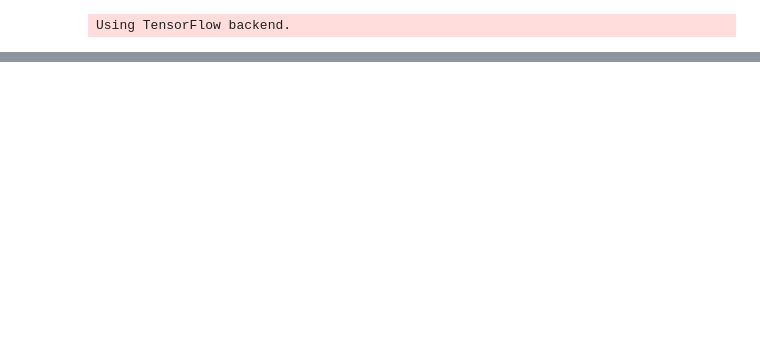
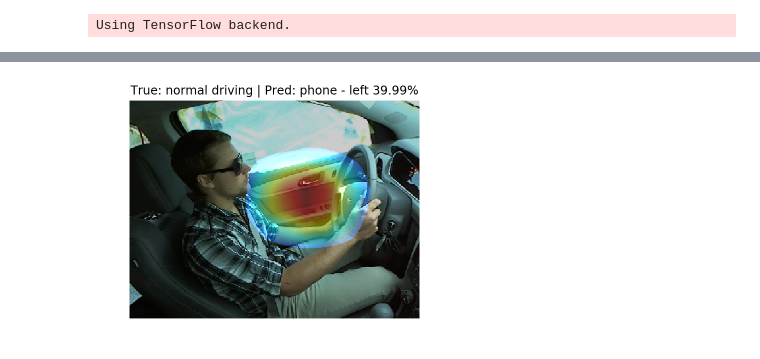
Before and after one commit to ucaszb/capstone, a Jupyter notebook: CAM.ipynb, the cells around one changed output, grey strips where cells are left out. Saved outputs shown, nothing was run; the diff lists cells and outputs as text; code cells hidden in the pictures; blank space fills up the shorter version.

```diff
--- a/CAM.ipynb
+++ b/CAM.ipynb
@@ -64,0 +100,4 @@ model2 = Model(model.input, [layer_output, model.output])
+# %%
+m.cam(imgs, features, y_trues, y_preds, weights, model_image_size, 37)
+# %% [output]
+[figure, added]
```
Also changed, not shown: parts of 13 cells of this notebook, 1 other file.
